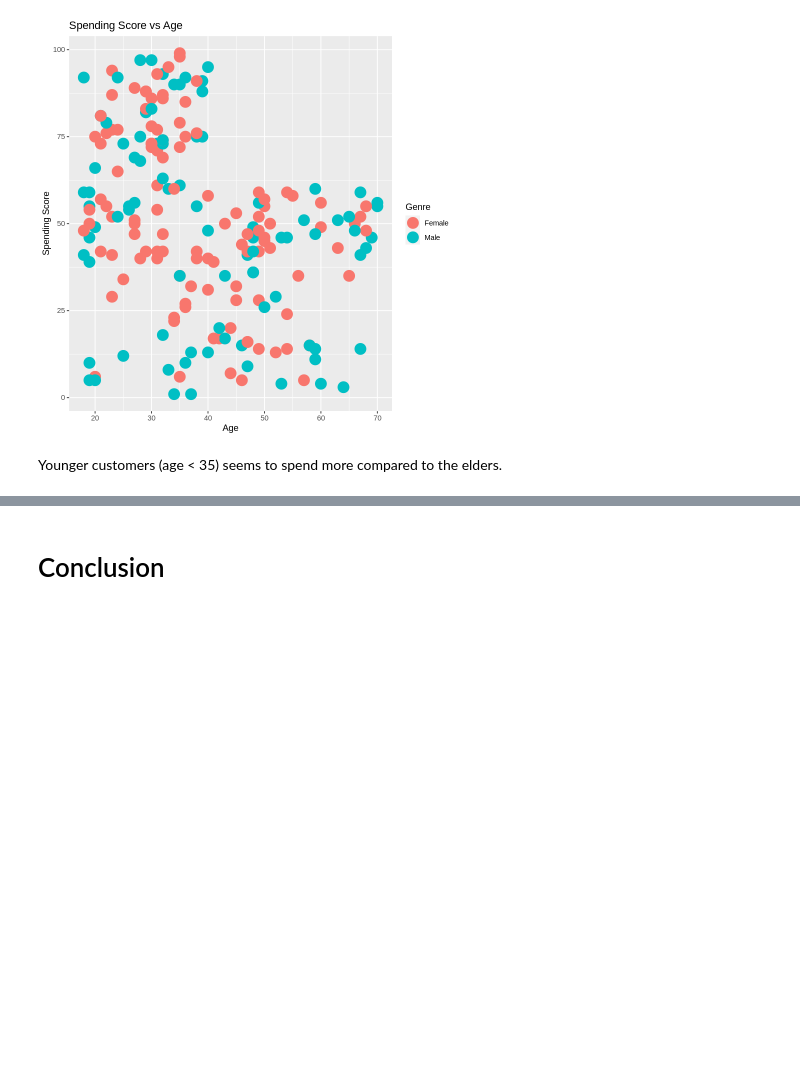
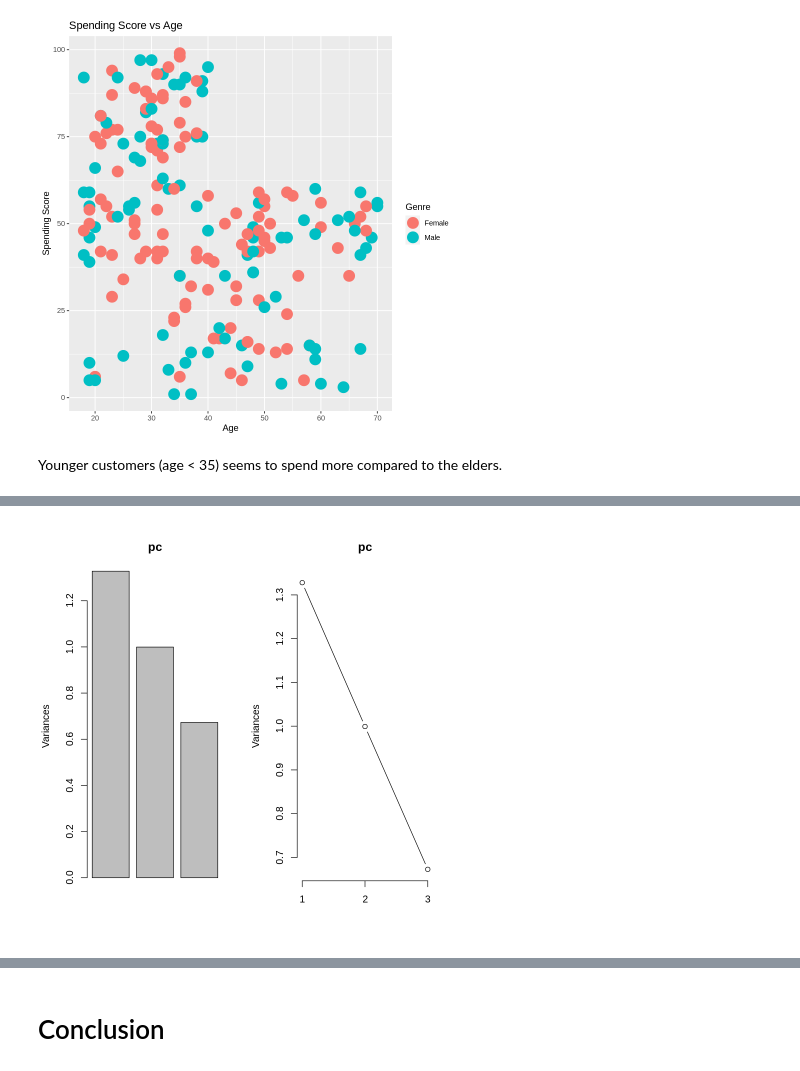
Before and after one commit to nv-hiep/customer_clustering, a Jupyter notebook: Customer_Segmentation_DataAnalysis_R_ipynb.ipynb, the cells around one changed output, grey strips where cells are left out. Drawn from its saved outputs; the diff is of its cells as text; code cells hidden in the pictures; blank space fills up the shorter version.

```diff
--- a/Customer_Segmentation_DataAnalysis_R_ipynb.ipynb
+++ b/Customer_Segmentation_DataAnalysis_R_ipynb.ipynb
@@ -566,0 +574,4 @@ Younger customers (age < 35) seems to spend more compared to the elders.
+# %%
+pc <- prcomp(tb[,-c(1,2)], center = TRUE, scale. = TRUE)
+# unclass(pc)
+attributes(pc)
@@ -566,0 +648,7 @@ Younger customers (age < 35) seems to spend more compared to the elders.
+# %%
+# A scree plot helps to assess how many principal components to keep.
+layout(matrix(1:2, ncol=2))
+screeplot(pc)
+screeplot(pc, type="lines")
+# %% [output]
+[figure, added]
```
Also changed, not shown: parts of 27 cells of this notebook.
